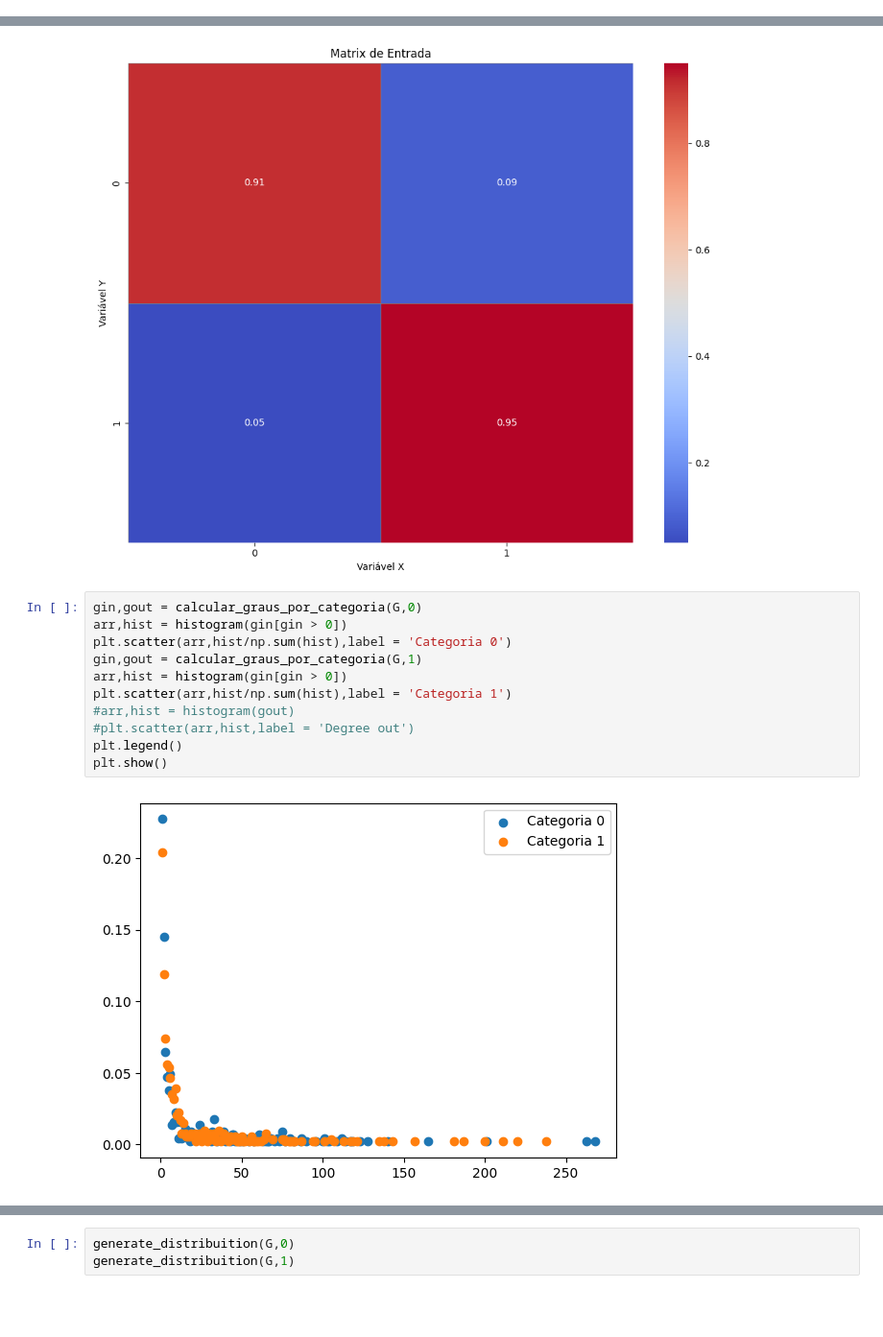
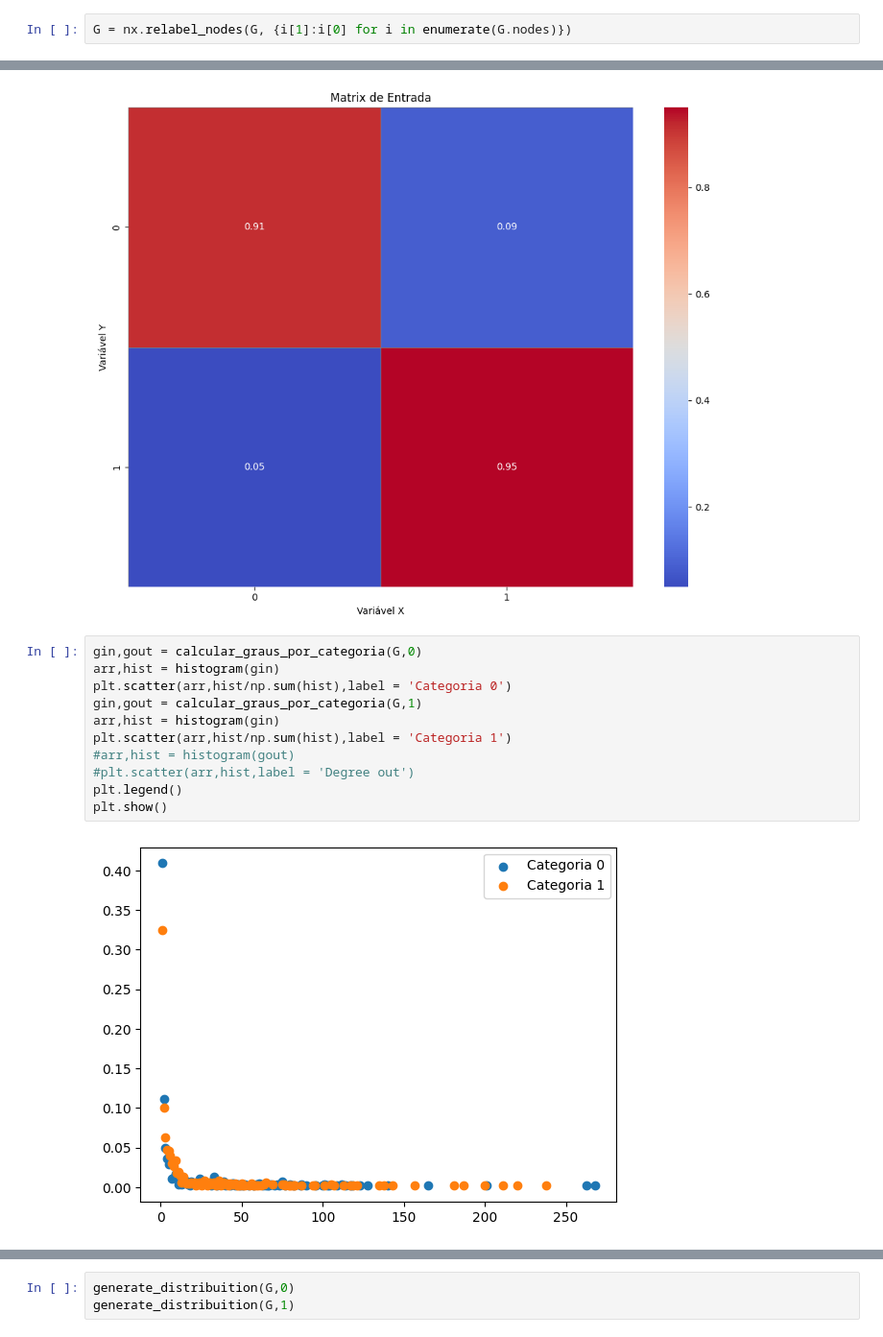
Before and after one commit to intcarlosmiguel/STCM, a Jupyter notebook: main.ipynb, the cells around one changed output, grey strips where cells are left out. Shown at 96% size. Cells and saved outputs as stored; diff of their text form; blank space fills up the shorter version.

```diff
--- a/main.ipynb
+++ b/main.ipynb
@@ -15,0 +72,2 @@ categorias = np.array([G.nodes[i]['weight'] for i in G.nodes])
+# %%
+G = nx.relabel_nodes(G, {i[1]:i[0] for i in enumerate(G.nodes)})
@@ -75,17 +138,17 @@ plt.show()
 [figure]
 # %%
 gin,gout = calcular_graus_por_categoria(G,0)
-arr,hist = histogram(gin[gin > 0])
+arr,hist = histogram(gin)
 plt.scatter(arr,hist/np.sum(hist),label = 'Categoria 0')
 gin,gout = calcular_graus_por_categoria(G,1)
-arr,hist = histogram(gin[gin > 0])
+arr,hist = histogram(gin)
 plt.scatter(arr,hist/np.sum(hist),label = 'Categoria 1')
 #arr,hist = histogram(gout)
 #plt.scatter(arr,hist,label = 'Degree out')
 plt.legend()
 plt.show()
 # %% [output]
-[figure, old version]
+[figure, new version]
 # %%
 def generate_distribuition(G,categoria):
     gin,gout = calcular_graus_por_categoria(G,categoria)
```
Also changed, not shown: parts of 21 cells of this notebook, 15 other files.
